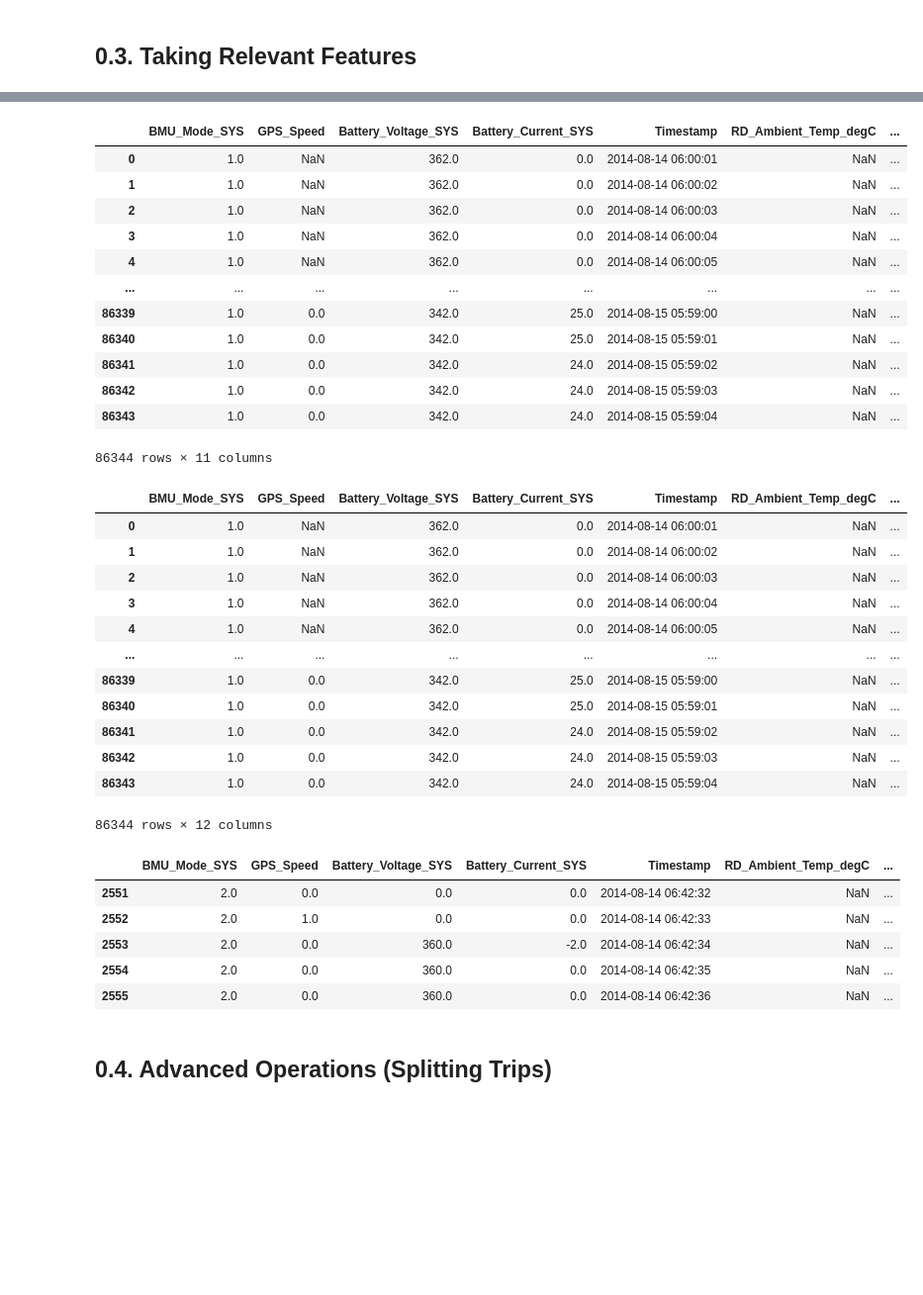
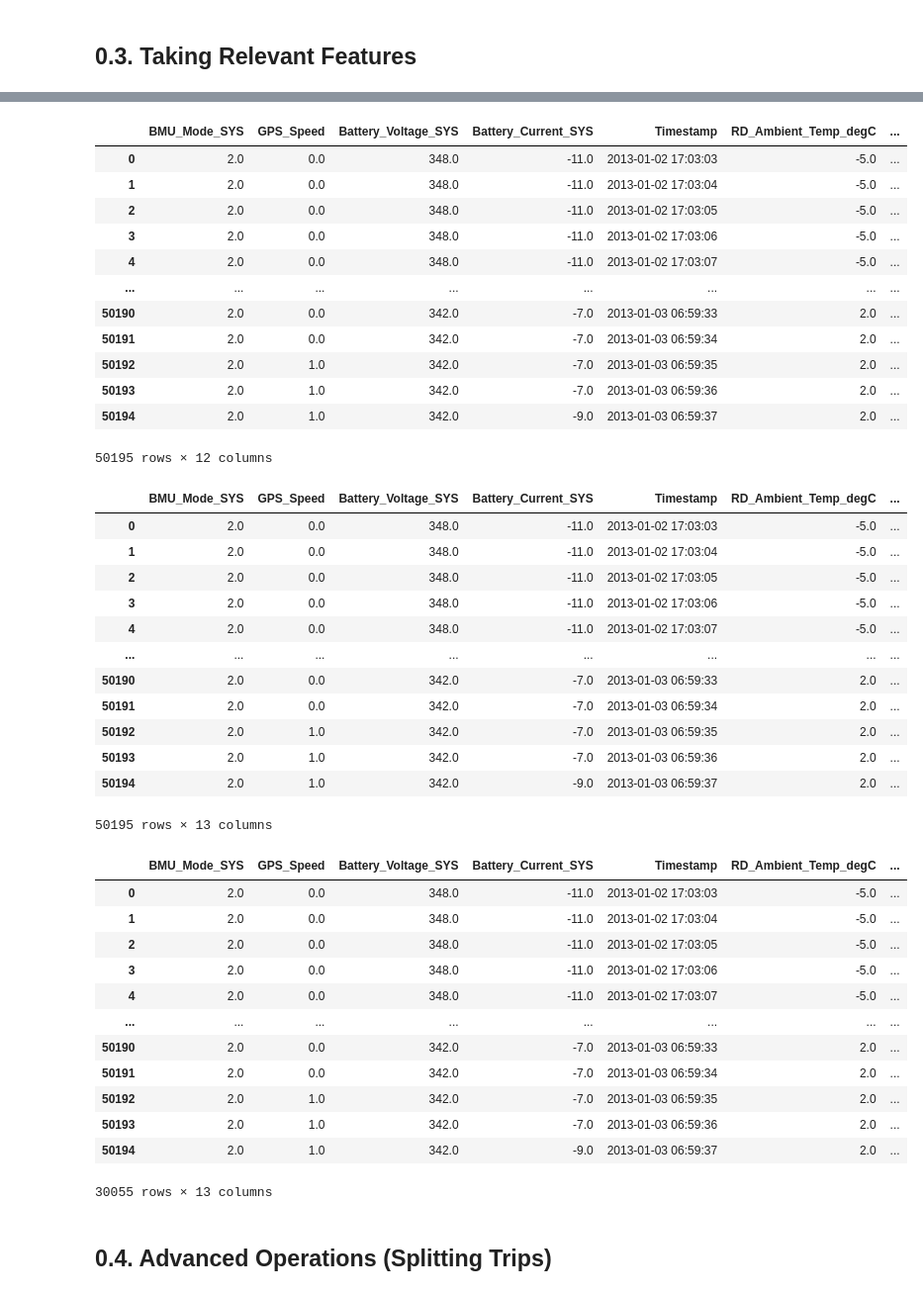
Before and after one commit to ydelipinar/Data_Based_Vehicle_Energy_Consumption_Modeling, a Jupyter notebook: ENS491_492_Project.ipynb, the cells around one changed output, grey strips where cells are left out. Shown: that part at 99% size. Cells and saved outputs as stored; diff of their text form; code cells hidden in the pictures; blank space fills up the shorter version.

```diff
--- a/ENS491_492_Project.ipynb
+++ b/ENS491_492_Project.ipynb
@@ -31,8 +31,8 @@ pd.options.mode.chained_assignment = None
 ## 0.2. Understanding data
 # %%
 # Shortcut of the 'ENS491 / F22' file must be added to My Drive
-path_prefix = "../Smith_Gen2 Vehicles Data/vehicle_109"
-fname = "device_06D_2014-08-14"
+path_prefix = "../Smith_Gen2 Vehicles Data/vehicle_106"
+fname = "device_06A_2013-01-02"
 # %%
 mat = loadmat(join(path_prefix, fname))
 mat = {k:v for k, v in mat.items() if k[0] != '_'}
@@ -114,7 +114,7 @@ df.head()
 ## 0.3. Taking Relevant Features
 # %%
 # Select the desired columns from the dataframe
-df = df[['BMU_Mode_SYS','GPS_Speed','Battery_Voltage_SYS','Battery_Current_SYS','Timestamp','RD_Ambient_Temp_degC', "SOC_SYS", "CT_Air_Con_Current_RD", "CT_Heater_Current_RD"]]
+df = df[['BMU_Mode_SYS','GPS_Speed','Battery_Voltage_SYS','Battery_Current_SYS','Timestamp','RD_Ambient_Temp_degC', "SOC_SYS", "CT_Air_Con_Current_RD", "CT_Heater_Current_RD",'GPS_Altitude']]
 df
 # %% [output]
 |  | BMU_Mode_SYS | GPS_Speed | Battery_Voltage_SYS | Battery_Current_SYS | Timestamp | RD_Ambient_Temp_degC | ... |
@@ -159,47 +159,54 @@ df.at[0, "Total Time(s)"] = 0 # Index 0 to NaN value for the first row
 df
 # %% [output]
 |  | BMU_Mode_SYS | GPS_Speed | Battery_Voltage_SYS | Battery_Current_SYS | Timestamp | RD_Ambient_Temp_degC | ... |
-| 0 | 1.0 | NaN | 362.0 | 0.0 | 2014-08-14 06:00:01 | NaN | ... |
-| 1 | 1.0 | NaN | 362.0 | 0.0 | 2014-08-14 06:00:02 | NaN | ... |
-| 2 | 1.0 | NaN | 362.0 | 0.0 | 2014-08-14 06:00:03 | NaN | ... |
-| 3 | 1.0 | NaN | 362.0 | 0.0 | 2014-08-14 06:00:04 | NaN | ... |
-| 4 | 1.0 | NaN | 362.0 | 0.0 | 2014-08-14 06:00:05 | NaN | ... |
+| 0 | 2.0 | 0.0 | 348.0 | -11.0 | 2013-01-02 17:03:03 | -5.0 | ... |
+| 1 | 2.0 | 0.0 | 348.0 | -11.0 | 2013-01-02 17:03:04 | -5.0 | ... |
+| 2 | 2.0 | 0.0 | 348.0 | -11.0 | 2013-01-02 17:03:05 | -5.0 | ... |
+| 3 | 2.0 | 0.0 | 348.0 | -11.0 | 2013-01-02 17:03:06 | -5.0 | ... |
+| 4 | 2.0 | 0.0 | 348.0 | -11.0 | 2013-01-02 17:03:07 | -5.0 | ... |
 | ... | ... | ... | ... | ... | ... | ... | ... |
-| 86339 | 1.0 | 0.0 | 342.0 | 25.0 | 2014-08-15 05:59:00 | NaN | ... |
-| 86340 | 1.0 | 0.0 | 342.0 | 25.0 | 2014-08-15 05:59:01 | NaN | ... |
-| 86341 | 1.0 | 0.0 | 342.0 | 24.0 | 2014-08-15 05:59:02 | NaN | ... |
-| 86342 | 1.0 | 0.0 | 342.0 | 24.0 | 2014-08-15 05:59:03 | NaN | ... |
-| 86343 | 1.0 | 0.0 | 342.0 | 24.0 | 2014-08-15 05:59:04 | NaN | ... |
+| 50190 | 2.0 | 0.0 | 342.0 | -7.0 | 2013-01-03 06:59:33 | 2.0 | ... |
+| 50191 | 2.0 | 0.0 | 342.0 | -7.0 | 2013-01-03 06:59:34 | 2.0 | ... |
+| 50192 | 2.0 | 1.0 | 342.0 | -7.0 | 2013-01-03 06:59:35 | 2.0 | ... |
+| 50193 | 2.0 | 1.0 | 342.0 | -7.0 | 2013-01-03 06:59:36 | 2.0 | ... |
+| 50194 | 2.0 | 1.0 | 342.0 | -9.0 | 2013-01-03 06:59:37 | 2.0 | ... |
-86344 rows × 11 columns
+50195 rows × 12 columns
 # %%
 # Multiplying current and voltage to find power consumption
 df['Power(w)'] = df['Battery_Voltage_SYS'] * df['Battery_Current_SYS'] * -1
 df
 # %% [output]
 |  | BMU_Mode_SYS | GPS_Speed | Battery_Voltage_SYS | Battery_Current_SYS | Timestamp | RD_Ambient_Temp_degC | ... |
-| 0 | 1.0 | NaN | 362.0 | 0.0 | 2014-08-14 06:00:01 | NaN | ... |
-| 1 | 1.0 | NaN | 362.0 | 0.0 | 2014-08-14 06:00:02 | NaN | ... |
-| 2 | 1.0 | NaN | 362.0 | 0.0 | 2014-08-14 06:00:03 | NaN | ... |
-| 3 | 1.0 | NaN | 362.0 | 0.0 | 2014-08-14 06:00:04 | NaN | ... |
-| 4 | 1.0 | NaN | 362.0 | 0.0 | 2014-08-14 06:00:05 | NaN | ... |
+| 0 | 2.0 | 0.0 | 348.0 | -11.0 | 2013-01-02 17:03:03 | -5.0 | ... |
+| 1 | 2.0 | 0.0 | 348.0 | -11.0 | 2013-01-02 17:03:04 | -5.0 | ... |
+| 2 | 2.0 | 0.0 | 348.0 | -11.0 | 2013-01-02 17:03:05 | -5.0 | ... |
+| 3 | 2.0 | 0.0 | 348.0 | -11.0 | 2013-01-02 17:03:06 | -5.0 | ... |
+| 4 | 2.0 | 0.0 | 348.0 | -11.0 | 2013-01-02 17:03:07 | -5.0 | ... |
 | ... | ... | ... | ... | ... | ... | ... | ... |
-| 86339 | 1.0 | 0.0 | 342.0 | 25.0 | 2014-08-15 05:59:00 | NaN | ... |
-| 86340 | 1.0 | 0.0 | 342.0 | 25.0 | 2014-08-15 05:59:01 | NaN | ... |
-| 86341 | 1.0 | 0.0 | 342.0 | 24.0 | 2014-08-15 05:59:02 | NaN | ... |
-| 86342 | 1.0 | 0.0 | 342.0 | 24.0 | 2014-08-15 05:59:03 | NaN | ... |
-| 86343 | 1.0 | 0.0 | 342.0 | 24.0 | 2014-08-15 05:59:04 | NaN | ... |
+| 50190 | 2.0 | 0.0 | 342.0 | -7.0 | 2013-01-03 06:59:33 | 2.0 | ... |
+| 50191 | 2.0 | 0.0 | 342.0 | -7.0 | 2013-01-03 06:59:34 | 2.0 | ... |
+| 50192 | 2.0 | 1.0 | 342.0 | -7.0 | 2013-01-03 06:59:35 | 2.0 | ... |
+| 50193 | 2.0 | 1.0 | 342.0 | -7.0 | 2013-01-03 06:59:36 | 2.0 | ... |
+| 50194 | 2.0 | 1.0 | 342.0 | -9.0 | 2013-01-03 06:59:37 | 2.0 | ... |
-86344 rows × 12 columns
+50195 rows × 13 columns
 # %%
 # Drop the rows where BMU = 0 or BMU = 1
 df = df[df['BMU_Mode_SYS'] == 2.0] # Battery Management Unit
-df.head()
+df
 # %% [output]
 |  | BMU_Mode_SYS | GPS_Speed | Battery_Voltage_SYS | Battery_Current_SYS | Timestamp | RD_Ambient_Temp_degC | ... |
-| 2551 | 2.0 | 0.0 | 0.0 | 0.0 | 2014-08-14 06:42:32 | NaN | ... |
-| 2552 | 2.0 | 1.0 | 0.0 | 0.0 | 2014-08-14 06:42:33 | NaN | ... |
-| 2553 | 2.0 | 0.0 | 360.0 | -2.0 | 2014-08-14 06:42:34 | NaN | ... |
-| 2554 | 2.0 | 0.0 | 360.0 | 0.0 | 2014-08-14 06:42:35 | NaN | ... |
-| 2555 | 2.0 | 0.0 | 360.0 | 0.0 | 2014-08-14 06:42:36 | NaN | ... |
+| 0 | 2.0 | 0.0 | 348.0 | -11.0 | 2013-01-02 17:03:03 | -5.0 | ... |
+| 1 | 2.0 | 0.0 | 348.0 | -11.0 | 2013-01-02 17:03:04 | -5.0 | ... |
+| 2 | 2.0 | 0.0 | 348.0 | -11.0 | 2013-01-02 17:03:05 | -5.0 | ... |
+| 3 | 2.0 | 0.0 | 348.0 | -11.0 | 2013-01-02 17:03:06 | -5.0 | ... |
+| 4 | 2.0 | 0.0 | 348.0 | -11.0 | 2013-01-02 17:03:07 | -5.0 | ... |
+| ... | ... | ... | ... | ... | ... | ... | ... |
+| 50190 | 2.0 | 0.0 | 342.0 | -7.0 | 2013-01-03 06:59:33 | 2.0 | ... |
+| 50191 | 2.0 | 0.0 | 342.0 | -7.0 | 2013-01-03 06:59:34 | 2.0 | ... |
+| 50192 | 2.0 | 1.0 | 342.0 | -7.0 | 2013-01-03 06:59:35 | 2.0 | ... |
+| 50193 | 2.0 | 1.0 | 342.0 | -7.0 | 2013-01-03 06:59:36 | 2.0 | ... |
+| 50194 | 2.0 | 1.0 | 342.0 | -9.0 | 2013-01-03 06:59:37 | 2.0 | ... |
+30055 rows × 13 columns
 # %% [markdown]
 ## 0.4. Advanced Operations (Splitting Trips)
 # %%
```
Also changed, not shown: parts of 9 cells of this notebook.
